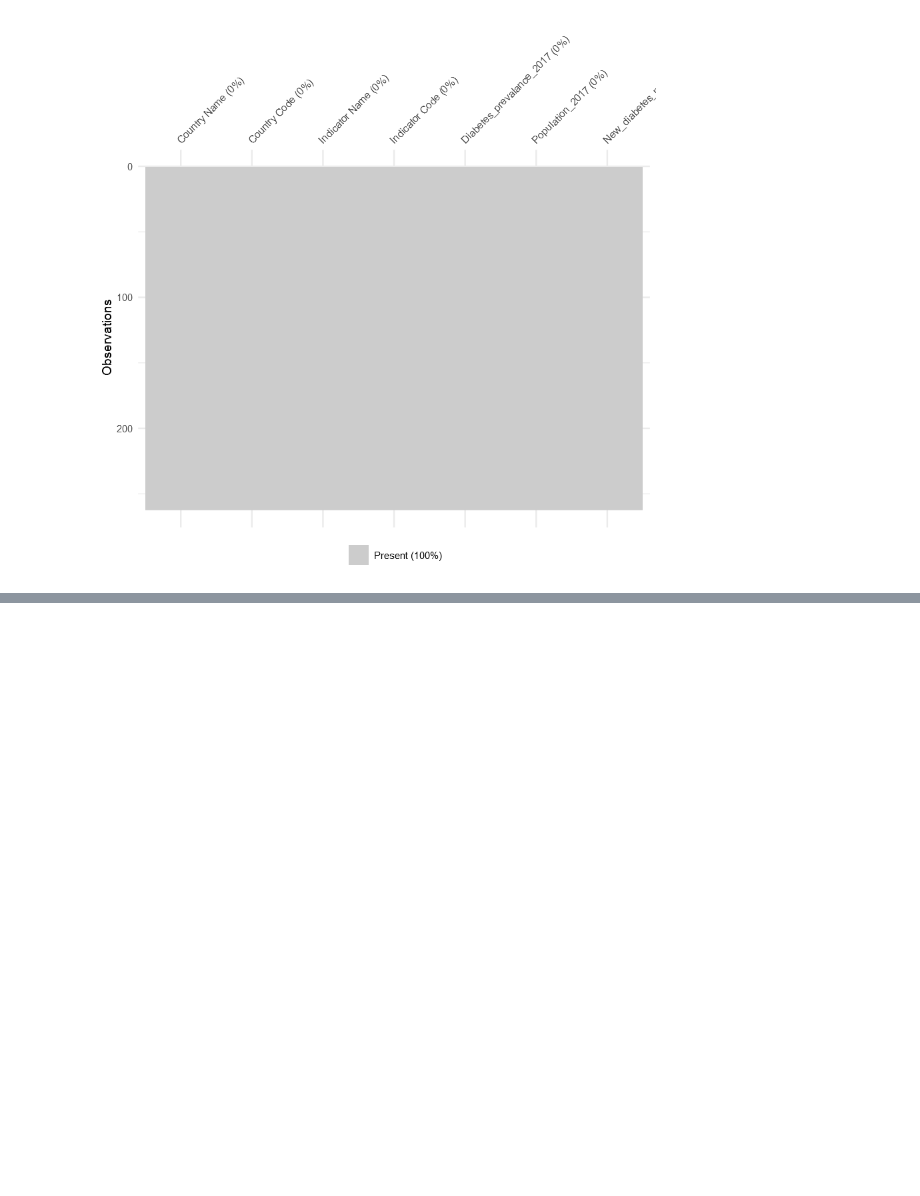
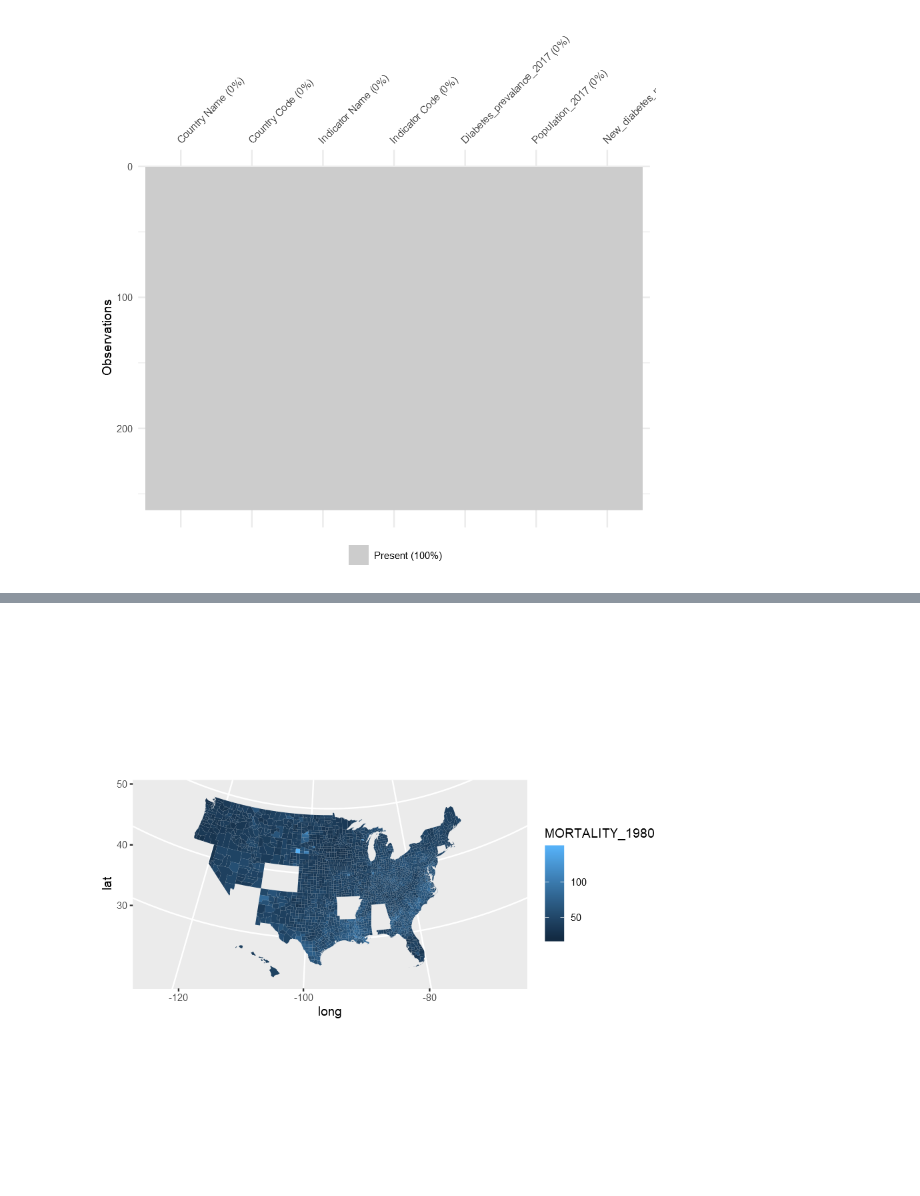
Before and after one commit to nll23/diabetes_wrangling, a Jupyter notebook: Data_countries.ipynb, the cells around one changed output, grey strips where cells are left out. Saved outputs shown, nothing was run; the diff lists cells and outputs as text; code cells hidden in the pictures; blank space fills up the shorter version.

```diff
--- a/Data_countries.ipynb
+++ b/Data_countries.ipynb
@@ -195,0 +512,9 @@ diabetes_population %>% vis_miss()
+# %%
+
+US_County_data %>%
+  ggplot(aes(x = long, y = lat, group = group, fill = MORTALITY_1980)) +
+  geom_polygon(color = NA) +
+  coord_map(projection = "albers", lat0 = 39, lat1 = 45) #+
+  #labs(fill = "Median Household Income")
+# %% [output]
+[figure, added]
```
Also changed, not shown: parts of 74 cells of this notebook.
